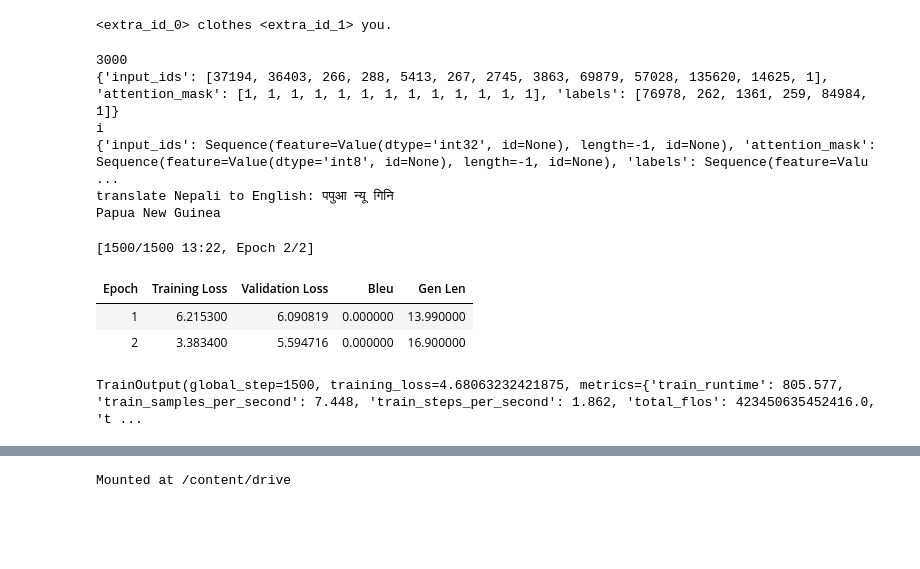
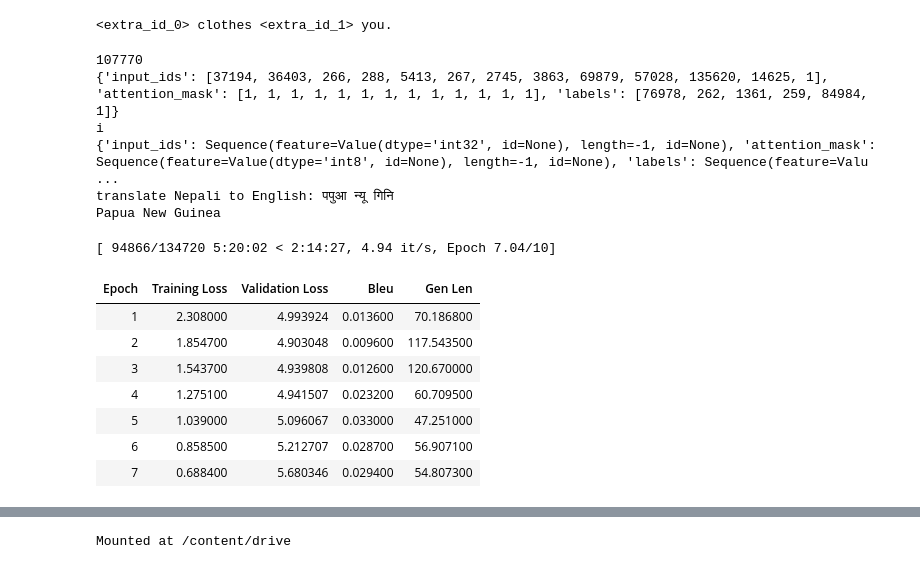
Before and after one commit to Vedant2311/BERT-guided-MT, a Jupyter notebook: MT5_Baseline/mt5.ipynb, the cells around one changed output, grey strips where cells are left out. Cells and saved outputs as stored; diff of their text form; code cells hidden in the pictures; blank space fills up the shorter version.

```diff
--- a/MT5_Baseline/mt5.ipynb
+++ b/MT5_Baseline/mt5.ipynb
@@ -34,6 +34,7 @@ import evaluate
 model_name = "google/mt5-base"
 tokenizer = MT5Tokenizer.from_pretrained(model_name)
 model = MT5ForConditionalGeneration.from_pretrained(model_name)
+model.generation_config.max_new_tokens = 500
 # %% [output]
 You are using the default legacy behaviour of the <class 'transformers.models.t5.tokenization_t5.T5Tokenizer'>. This is expected, and simply means that the `legacy` (previous) behavior will be used so ...
 # %%
@@ -49,13 +50,13 @@ print(output_text)
 prefix = "translate Nepali to English: "
 src_lang = "ne_NP"
 tgt_lang = "en_XX"
-with open("train.ne_NP", "r", encoding='utf-8') as f:
+with open("../dataset/train_raw/train.ne_NP", "r", encoding='utf-8') as f:
     train_ne = [l.strip() for l in f.readlines()]
-with open("train.en_XX", "r", encoding='utf-8') as f:
+with open("../dataset/train_raw/train.en_XX", "r", encoding='utf-8') as f:
     train_en = [l.strip() for l in f.readlines()]
-with open("test.ne_NP", "r", encoding='utf-8') as f:
+with open("../dataset/test_raw/test.ne_NP", "r", encoding='utf-8') as f:
     test_ne = [l.strip() for l in f.readlines()]
-with open("test.en_XX", "r", encoding='utf-8') as f:
+with open("../dataset/test_raw/test.en_XX", "r", encoding='utf-8') as f:
     test_en = [l.strip() for l in f.readlines()]
 train_dataset_dict = {
     "ne_NP": train_ne,
@@ -81,7 +82,7 @@ print(tokenized_train_inputs.features)
 print(tokenizer.decode(tokenized_train_inputs[0]["input_ids"], skip_special_tokens=True))
 print(tokenizer.decode(tokenized_train_inputs[0]["labels"], skip_special_tokens=True))
 # %% [output]
-3000
+107770
 {'input_ids': [37194, 36403, 266, 288, 5413, 267, 2745, 3863, 69879, 57028, 135620, 14625, 1], 'attention_mask': [1, 1, 1, 1, 1, 1, 1, 1, 1, 1, 1, 1, 1], 'labels': [76978, 262, 1361, 259, 84984, 1]}
 i
 {'input_ids': Sequence(feature=Value(dtype='int32', id=None), length=-1, id=None), 'attention_mask': Sequence(feature=Value(dtype='int8', id=None), length=-1, id=None), 'labels': Sequence(feature=Valu ...
@@ -127,35 +128,41 @@ def compute_metrics(eval_preds):
 # %%
 training_args = Seq2SeqTrainingArguments(
     output_dir="mt5_ne_en",
     evaluation_strategy="epoch",
+    logging_steps=2500,
+    save_steps=2500,
     # evaluation_strategy="steps",
     # eval_steps=1000,
     # learning_rate=2e-5,
     per_device_train_batch_size=8,
     per_device_eval_batch_size=8,
     # weight_decay=0.01,
     save_total_limit=3,
-    num_train_epochs=20,
+    num_train_epochs=10,
     predict_with_generate=True,
     # fp16=True,
     # bf16=True
 )
 
 trainer = Seq2SeqTrainer(
     model=model,
     args=training_args,
     train_dataset=tokenized_train_inputs,
     eval_dataset=tokenized_test_inputs,
     tokenizer=tokenizer,
     data_collator=data_collator,
     compute_metrics=compute_metrics,
     optimizers=(torch.optim.Adam(model.parameters(), lr=0.001), None)
 )
 
 trainer.train()
 # %% [output]
-[1500/1500 13:22, Epoch 2/2]
+[ 94866/134720 5:20:02 < 2:14:27, 4.94 it/s, Epoch 7.04/10]
 | Epoch | Training Loss | Validation Loss | Bleu | Gen Len |
-| 1 | 6.215300 | 6.090819 | 0.000000 | 13.990000 |
-| 2 | 3.383400 | 5.594716 | 0.000000 | 16.900000 |
+| 1 | 2.308000 | 4.993924 | 0.013600 | 70.186800 |
+| 2 | 1.854700 | 4.903048 | 0.009600 | 117.543500 |
+| 3 | 1.543700 | 4.939808 | 0.012600 | 120.670000 |
+| 4 | 1.275100 | 4.941507 | 0.023200 | 60.709500 |
+| 5 | 1.039000 | 5.096067 | 0.033000 | 47.251000 |
+| 6 | 0.858500 | 5.212707 | 0.028700 | 56.907100 |
+| 7 | 0.688400 | 5.680346 | 0.029400 | 54.807300 |
-TrainOutput(global_step=1500, training_loss=4.68063232421875, metrics={'train_runtime': 805.577, 'train_samples_per_second': 7.448, 'train_steps_per_second': 1.862, 'total_flos': 423450635452416.0, 't ...
```
Also changed, not shown: parts of 6 cells of this notebook.
